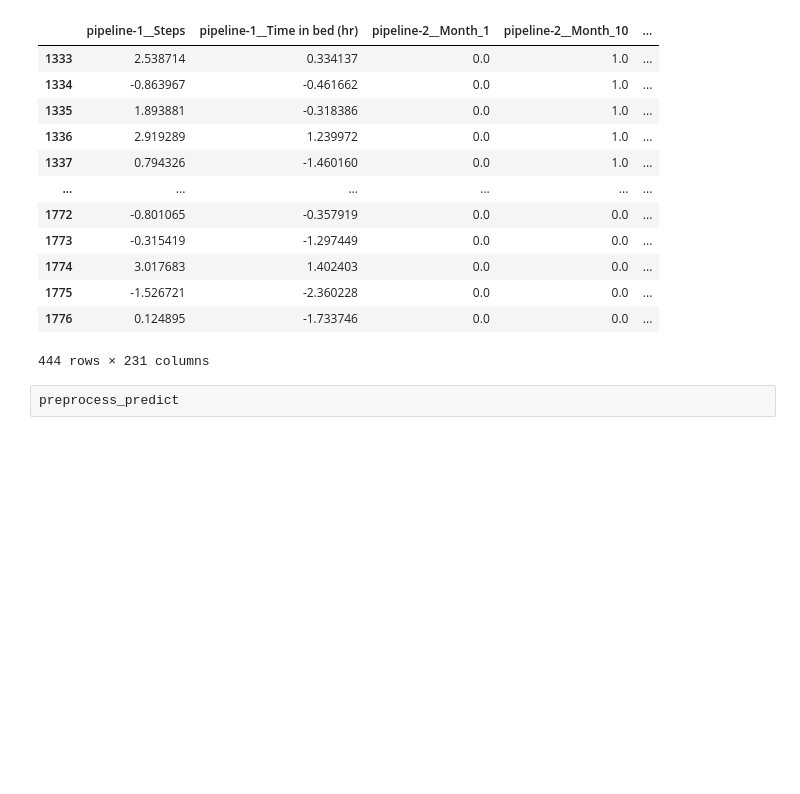
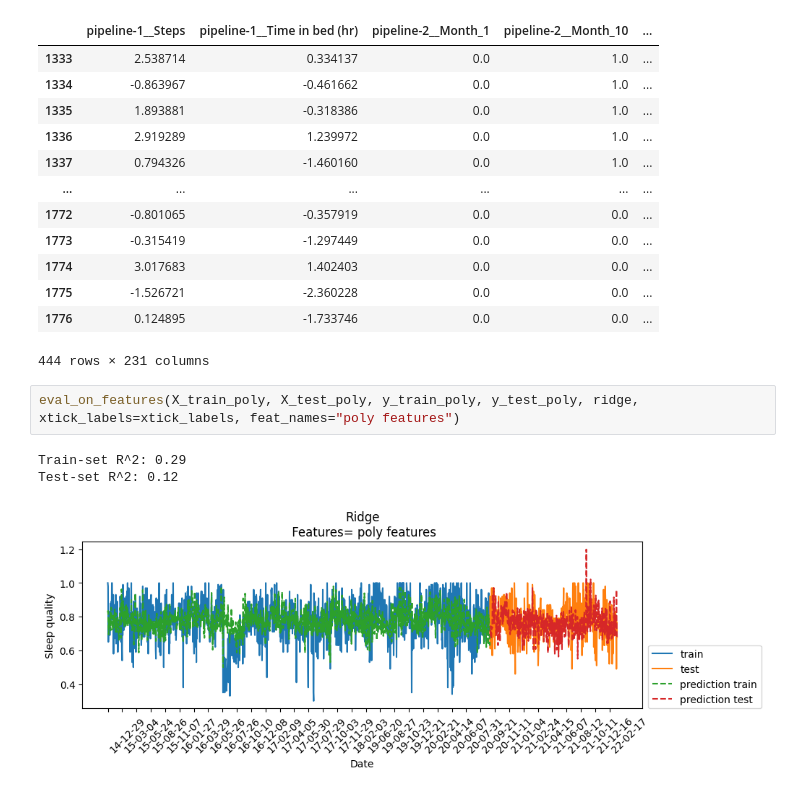
Before and after one commit to ricd99/endToEndML, a Jupyter notebook: notebooks/EDA_clean.ipynb, the cells around one changed output. Drawn from its saved outputs; the diff is of its cells as text; blank space fills up the shorter version.

Commit message:
finished poly features..

```diff
--- a/notebooks/EDA_clean.ipynb
+++ b/notebooks/EDA_clean.ipynb
@@ -924,4 +893,8 @@ X_test_poly
 | 1776 | 0.124895 | -1.733746 | 0.0 | 0.0 | ... |
 444 rows × 231 columns
 # %%
-preprocess_predict
+eval_on_features(X_train_poly, X_test_poly, y_train_poly, y_test_poly, ridge, xtick_labels=xtick_labels, feat_names="poly features")
+# %% [output]
+Train-set R^2: 0.29
+Test-set R^2: 0.12
+[figure, added]
```
Also changed, not shown: parts of 10 cells of this notebook.
